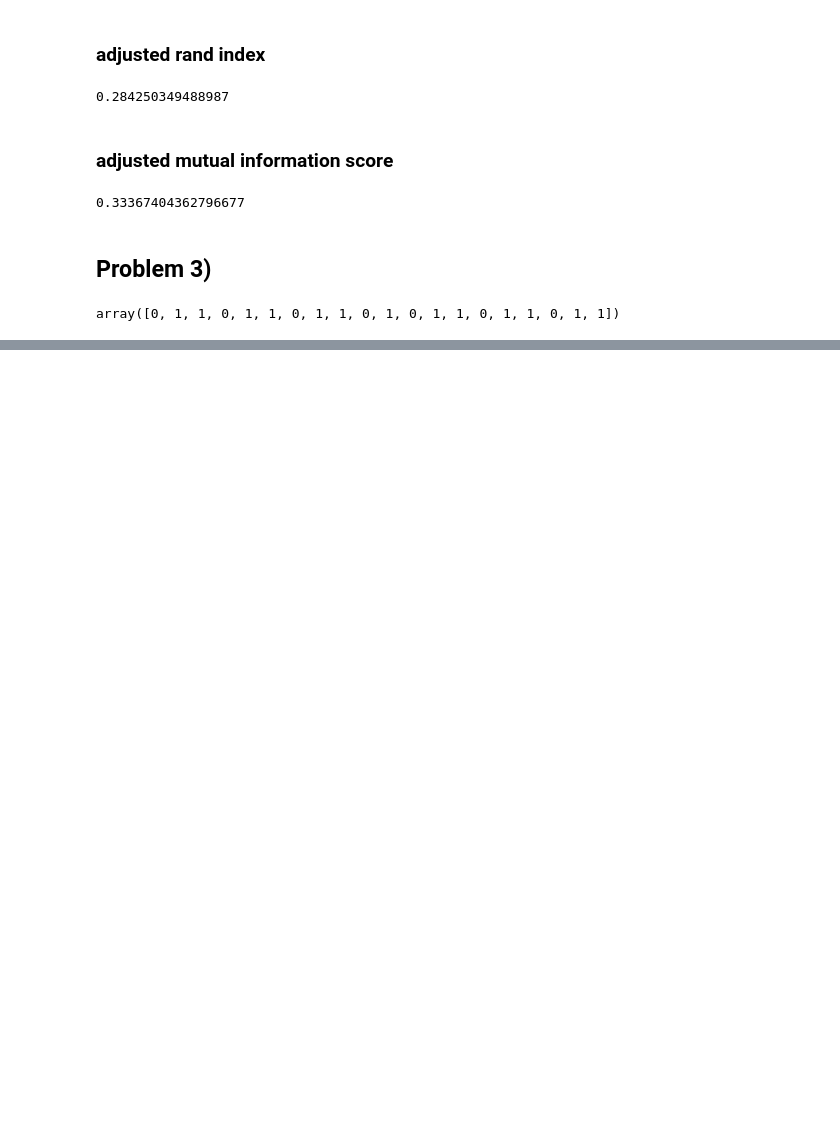
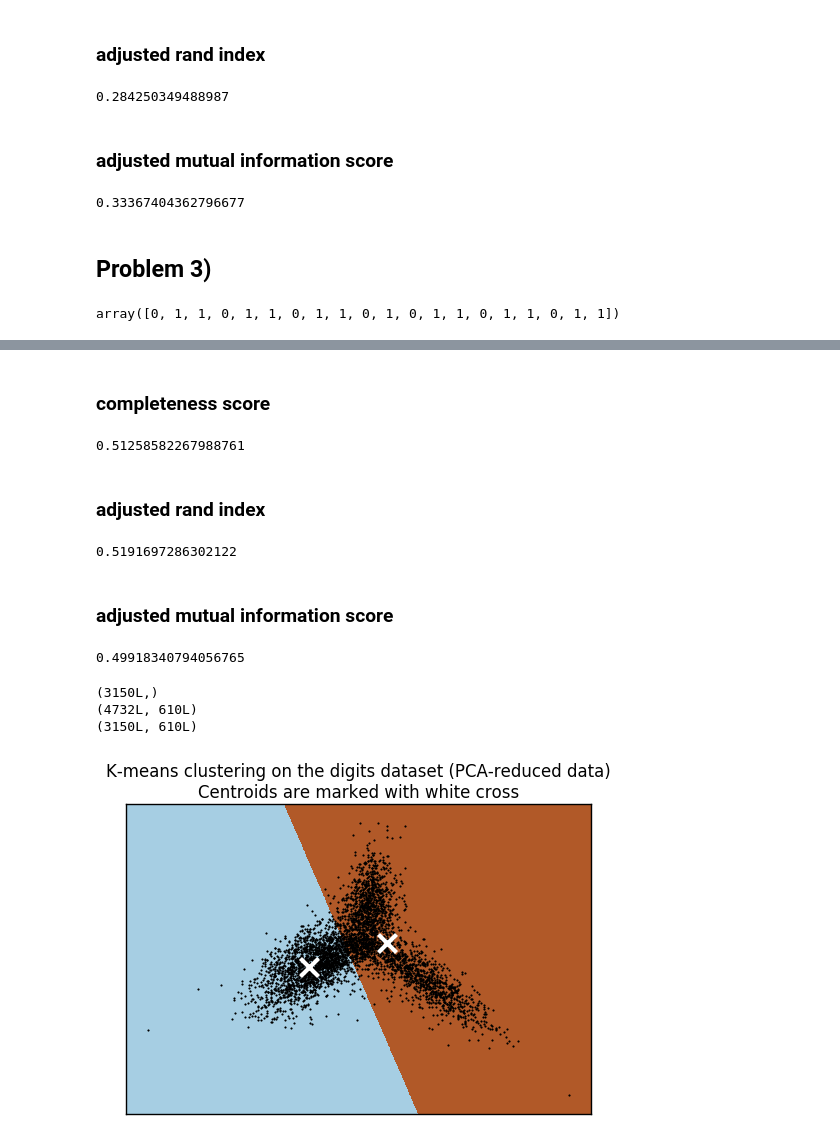
Before and after one commit to AgentCyrusJr/EE219, a Jupyter notebook: Project4/Project4_v2.ipynb, the cells around one changed output, grey strips where cells are left out. Saved outputs shown, nothing was run; the diff lists cells and outputs as text; code cells hidden in the pictures; blank space fills up the shorter version.

```diff
--- a/Project4/Project4_v2.ipynb
+++ b/Project4/Project4_v2.ipynb
@@ -406,0 +417,75 @@ Normalized confusion matrix
+# %% [markdown]
+### completeness score
+# %%
+# A clustering result satisfies completeness if all the data points that are members of a given class are elements of the same cluster.
+from sklearn.metrics.cluster import completeness_score
+completeness_score(test_target_group, kmeans_predict)
+# %% [output]
+0.51258582267988761
+# %% [markdown]
+### adjusted rand index
+# %%
+# The Rand Index computes a similarity measure between two clusterings by considering all pairs of samples and counting pairs that are assigned in the same or different clusters in the predicted and true clusterings.
+from sklearn.metrics.cluster import adjusted_rand_score
+adjusted_rand_score(test_target_group, kmeans_predict)
+# %% [output]
+0.5191697286302122
+# %% [markdown]
+### adjusted mutual information score
+# %%
+# Adjusted mutual information score measures mutual information between the cluster label distribution and the groud truth label distributions
+from sklearn.metrics.cluster import normalized_mutual_info_score
+normalized_mutual_info_score(test_target_group, kmeans_predict)
+# %% [output]
+0.49918340794056765
+# %%
+print kmeans_predict.shape
+print train_NMF.shape
+print test_NMF.shape
+# %% [output]
+(3150L,)
+(4732L, 610L)
+(3150L, 610L)
+# %%
+from sklearn.preprocessing import scale
+data = scale(train_NMF)
+
+reduced_data = PCA(n_components=2).fit_transform(data)
+kmeans = KMeans(init='k-means++', n_clusters=2, n_init=10)
+kmeans.fit(reduced_data)
+
+# Step size of the mesh. Decrease to increase the quality of the VQ.
+h = .02     # point in the mesh [x_min, x_max]x[y_min, y_max].
+
+# Plot the decision boundary. For that, we will assign a color to each
+x_min, x_max = reduced_data[:, 0].min() - 1, reduced_data[:, 0].max() + 1
+y_min, y_max = reduced_data[:, 1].min() - 1, reduced_data[:, 1].max() + 1
+xx, yy = np.meshgrid(np.arange(x_min, x_max, h), np.arange(y_min, y_max, h))
+
+# Obtain labels for each point in mesh. Use last trained model.
+Z = kmeans.predict(np.c_[xx.ravel(), yy.ravel()])
+
+# Put the result into a color plot
+Z = Z.reshape(xx.shape)
+plt.figure(1)
+plt.clf()
+plt.imshow(Z, interpolation='nearest',
+           extent=(xx.min(), xx.max(), yy.min(), yy.max()),
+           cmap=plt.cm.Paired,
+           aspect='auto', origin='lower')
+
+plt.plot(reduced_data[:, 0], reduced_data[:, 1], 'k.', markersize=2)
+# Plot the centroids as a white X
+centroids = kmeans.cluster_centers_
+plt.scatter(centroids[:, 0], centroids[:, 1],
+            marker='x', s=169, linewidths=3,
+            color='w', zorder=10)
+plt.title('K-means clustering on the digits dataset (PCA-reduced data)\n'
+          'Centroids are marked with white cross')
+plt.xlim(x_min, x_max)
+plt.ylim(y_min, y_max)
+plt.xticks(())
+plt.yticks(())
+plt.show()
+# %% [output]
+[figure, added]
```
Also changed, not shown: parts of 26 cells of this notebook, 28 other files.
